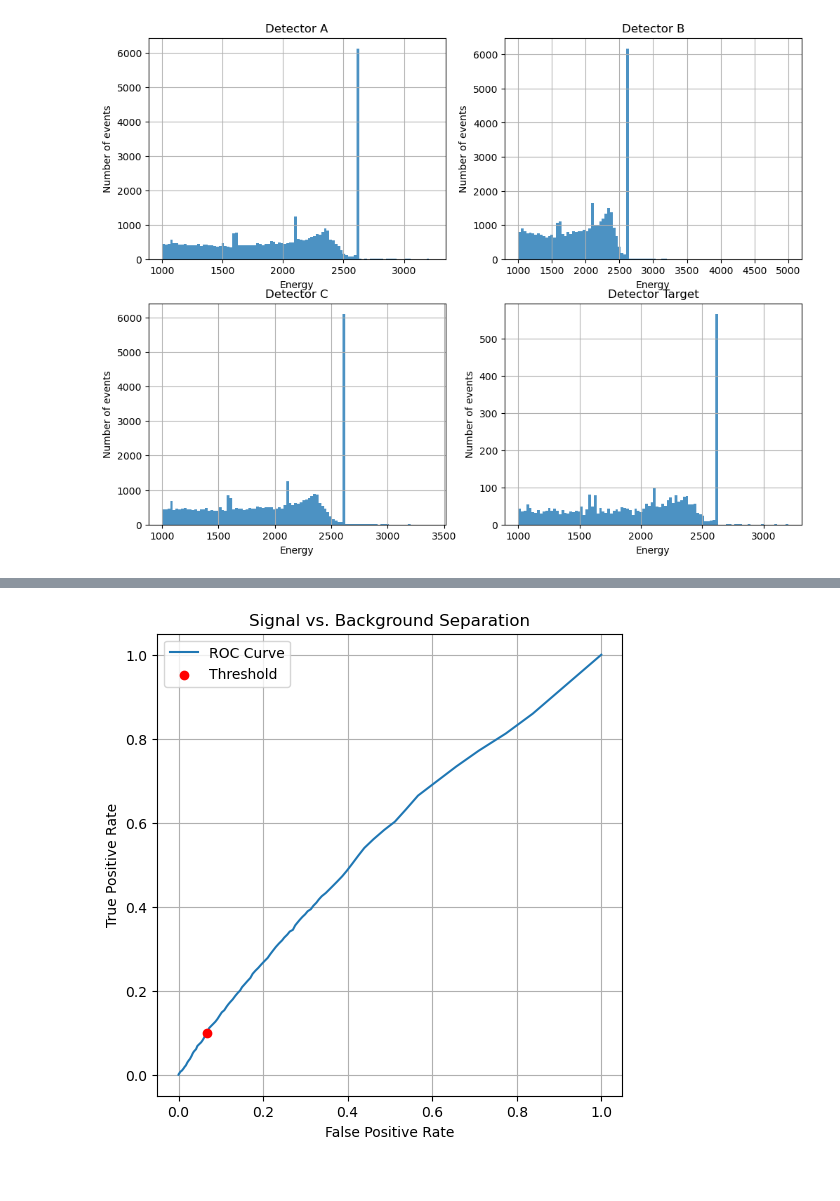
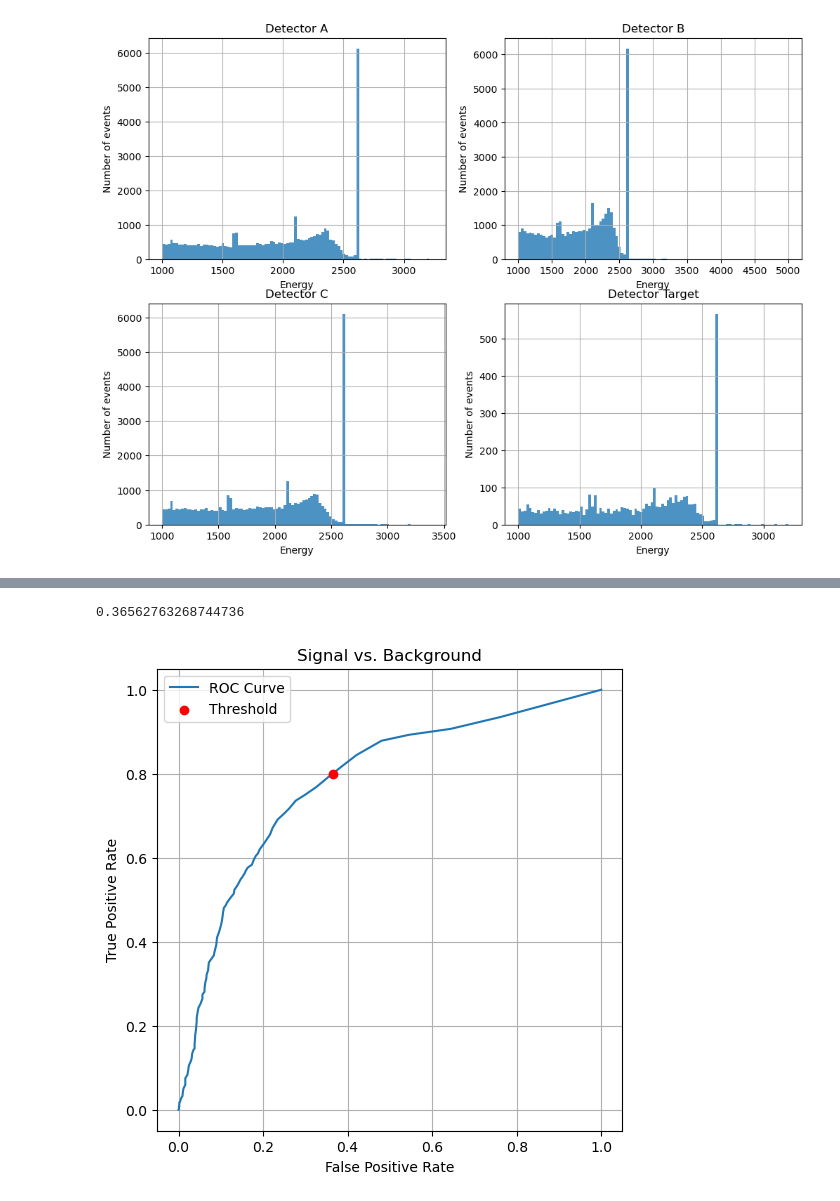
Before and after one commit to melissamp03/DSC291_FINAL-PROJECT, a Jupyter notebook: DSC291_Final-Project_2025.ipynb, the cells around one changed output, grey strips where cells are left out. Drawn from its saved outputs; the diff is of its cells as text; code cells hidden in the pictures.

```diff
--- a/DSC291_Final-Project_2025.ipynb
+++ b/DSC291_Final-Project_2025.ipynb
@@ -75,21 +75,25 @@ plt.grid(True)
 #Step 2
 
 #Identify energy range around the 1592 keV peak
-Peak_A = (detector_A["Energy"]>=1492)&(detector_A["Energy"]<=1692)
+Peak_A = (detector_A["Energy"]>=1582)&(detector_A["Energy"]<=1602)
 Peak_A_events = detector_A[Peak_A]
 
 #Take values with cnn_score above 90% as acceptable threshold
-Threshold = np.percentile(Peak_A_events["cnn_score"], 90)
+Threshold = np.percentile(Peak_A_events["cnn_score"], 20)
+#print(Threshold)
 Thresholds = np.linspace(0, 1, 100)
 
 True_Positive = len(Peak_A_events[Peak_A_events["cnn_score"]>=Threshold])
+
 False_Negative = len(Peak_A_events[Peak_A_events["cnn_score"]<Threshold])
+#print(False_Negative)
 Signal = True_Positive+False_Negative
 True_Positive_Rate = True_Positive/Signal
+print(True_Positive_Rate)
 
 # Plot the signal retention as a function of threshold
 plt.plot(Thresholds, [len(Peak_A_events[Peak_A_events["cnn_score"] >= t]) / len(Peak_A_events) for t in Thresholds], label="Signal Retention")
-plt.axvline(Threshold, color='r', linestyle='--', label=f"Optimal Threshold ({Threshold:.2f})")
+plt.axvline(Threshold, color='r', linestyle='--', label=f"Threshold ({Threshold:.2f})")
 plt.xlabel("Classification Score Threshold")
 plt.ylabel("True Positive Rate")
 plt.title("How effectively the cut retains signal events")
@@ -101,33 +106,35 @@ plt.show()
 # %%
 #Step 3
 
 #Identify energy range around the 2103 keV peak
-Peak_B = (detector_B["Energy"]>=2003)&(detector_B["Energy"]<=2203)
-Peak_B_events = detector_A[Peak_B]
+Peak_B = (detector_B["Energy"]>=2093)&(detector_B["Energy"]<=2113)
+Peak_B_events = detector_B[Peak_B]
 
 #Events in the 2103 keV region
 
 False_positive = len(Peak_B_events[Peak_B_events["cnn_score"] >= Threshold])
 True_Negative = len(Peak_B_events[Peak_B_events["cnn_score"]<Threshold])
 Background = False_positive+True_Negative
 False_Positive_Rate = False_positive/Background
+print(False_Positive_Rate)
 
-# Sweep different thresholds
+#Different thresholds
 #thresholds = np.linspace(0, 1, 100)
 TPR_values = [(Peak_A_events["cnn_score"] >= t).sum()/Signal for t in Thresholds]
 FPR_values = [(Peak_B_events["cnn_score"] >= t).sum()/Background for t in Thresholds]
 
 plt.figure(figsize=(6, 6))
 plt.plot(FPR_values, TPR_values, label="ROC Curve")
 plt.scatter(False_Positive_Rate, True_Positive_Rate, color="red", label="Threshold", zorder=3)
 plt.xlabel("False Positive Rate")
 plt.ylabel("True Positive Rate")
-plt.title("Signal vs. Background Separation")
+plt.title("Signal vs. Background")
 plt.legend()
 plt.grid()
 plt.show()
 # %% [output]
+0.36562763268744736
-[figure, old version]
+[figure, new version]
 # %%
 #Step 4
 
```
Also changed, not shown: parts of 2 cells of this notebook.
